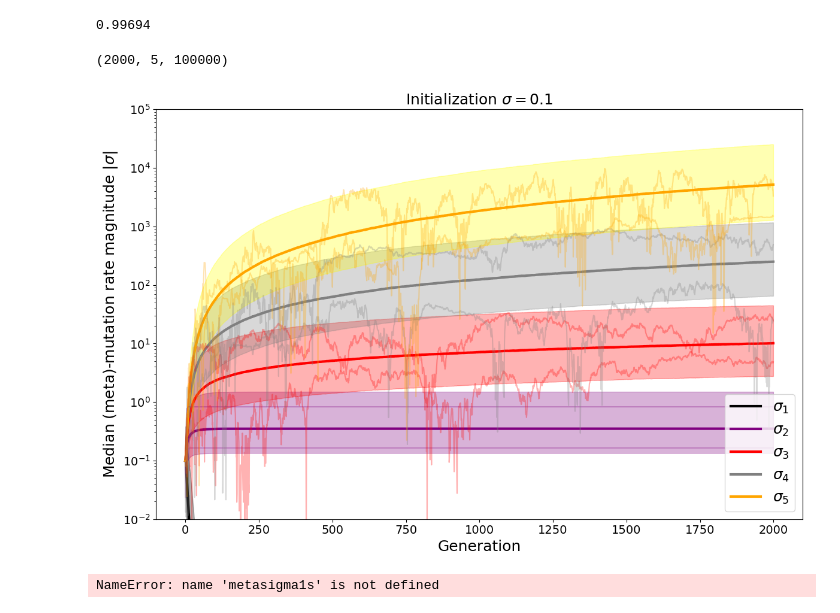
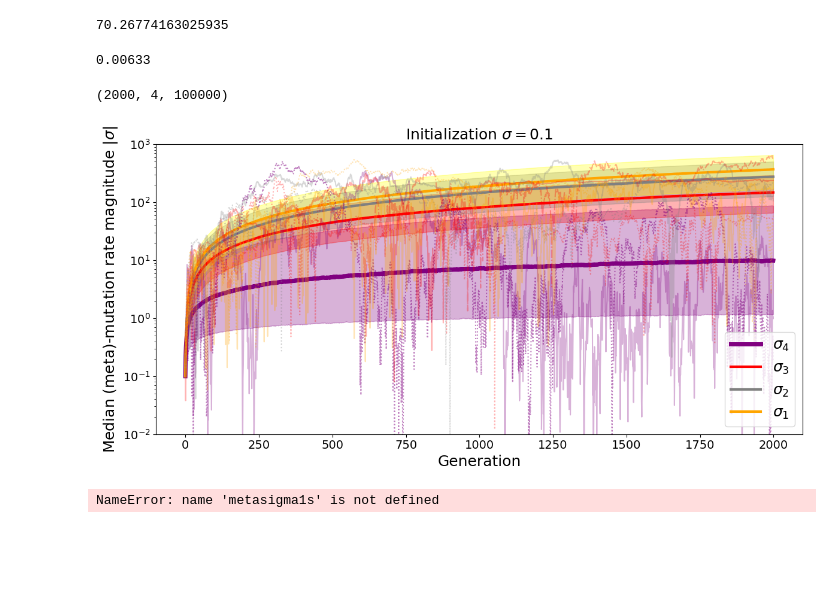
Before and after one commit to BGasperov/FERLUDE, a Jupyter notebook: code/Mutation Rates Experimentation - no selective pressure_new.ipynb, the cells around one changed output. Saved outputs shown, nothing was run; the diff lists cells and outputs as text; code cells hidden in the pictures; blank space fills up the shorter version.

```diff
--- a/code/Mutation Rates Experimentation - no selective pressure_new.ipynb
+++ b/code/Mutation Rates Experimentation - no selective pressure_new.ipynb
@@ -5,3 +5,8 @@ import os
 from scipy.stats import vonmises, t
 # %%
 #os.chdir(r"D://simul2")
+# %%
+sigmasex = 0.1*np.ones(1000)
+for i in range(10000000):
+    sigmasex += np.random.normal(0,np.sqrt(abs(sigmasex)))
+plt.hist(sigmasex, bins=100)
@@ -8,3 +85,8 @@ from scipy.stats import vonmises, t
+# %%
+from scipy.stats import skew, kurtosis
+kurtosis(sigmas)
+# %% [output]
+70.26774163025935
 # %%
 def run_simulations(pop_size=10000, init = 1, n_gen = 2000, self_ref = True, meta_mutation_rate = 0.1, nlevels = 5):
     sigmas_history = []
@@ -13,11 +95,11 @@ def run_simulations(pop_size=10000, init = 1, n_gen = 2000, self_ref = True, met
     sigmas_history.append(sigmas.copy())
     for i in range(n_gen-1):
         if self_ref == True:
-            sigmas[0,:] += np.random.normal(0,abs(sigmas[0,:]))
+            sigmas[0,:] += np.random.normal(0,np.sqrt(abs(sigmas[0,:])))
         else:
             sigmas[0,:] += np.random.normal(0,meta_mutation_rate)
         for j in range(1,nlevels):
-            sigmas[j,:] += np.random.normal(0,abs(sigmas_history[-1][j-1,:]))
+            sigmas[j,:] += np.random.normal(0,np.sqrt(abs(sigmas_history[-1][j-1,:])))
         sigmas = abs(sigmas)
         sigmas_history.append(sigmas.copy())
     #np.save('metasigma1s_pop_size_{}_init_{}_ngen_{}_selfref_{}_meta_mutation_rate_{}_nlevels_{}.npy'.format(pop_size, init, n_gen, self_ref, meta_mutation_rate, nlevels), metasigma1s)
@@ -28,15 +110,15 @@ def run_simulations(pop_size=10000, init = 1, n_gen = 2000, self_ref = True, met
     #np.save('metasigma6s_pop_size_{}_init_{}_ngen_{}_selfref_{}_meta_mutation_rate_{}_nlevels_{}.npy'.format(pop_size, init, n_gen, self_ref, meta_mutation_rate, nlevels), metasigma6s)
     return np.array(sigmas_history)
 # %%
-sigmas_history = run_simulations(pop_size=100000, init = 0.1, n_gen = 2000, self_ref = True, meta_mutation_rate = 0.2, nlevels = 5)
+sigmas_history = run_simulations(pop_size=100000, init = 0.1, n_gen = 2000, self_ref = True, meta_mutation_rate = 0.2, nlevels = 4)
 # %%
 sum(sigmas_history[199,0,:] < 0.01)/len(sigmas_history[199,0,:] < 0.01)
 # %% [output]
-0.99694
+0.00633
 # %%
 sigmas_history.shape
 # %% [output]
-(2000, 5, 100000)
+(2000, 4, 100000)
 # %%
 #ar1 = np.array(sigmas_history)
 # %%
@@ -92,18 +174,18 @@ sigmas_1_perc4 = np.array([np.percentile(sigmas_history[i][4,:],[10,25,75,90])[3
 # %%
 # Create subplots with 2 rows and 1 column
-fig, ax1 = plt.subplots(1, 1, figsize=(12, 8))
+fig, ax1 = plt.subplots(1, 1, figsize=(12, 6))
 
 # First plot (top subplot)
 ax1.set_yscale('log')
-ax1.set_ylim([1e-2, 1e+5])
-ax1.plot(sigmas_medians_5, label=r'$\sigma_1$', linewidth = 3, color = "black")
-ax1.fill_between(
-    range(len(sigmas_medians_5)),
-    sigmas_5_perc2,
-    sigmas_5_perc3,
-    color='black', alpha=0.3
-)
-ax1.plot(sigmas_medians_4, label=r'$\sigma_2$', linewidth = 3, c="purple")
+ax1.set_ylim([1e-2, 1e+3])
+#ax1.plot(sigmas_medians_5, label=r'$\sigma_1$', linewidth = 3, color = "black")
+#ax1.fill_between(
+#    range(len(sigmas_medians_5)),
+#    sigmas_5_perc2,
+#    sigmas_5_perc3,
+#    color='black', alpha=0.3
+#)
+ax1.plot(sigmas_medians_4, label=r'$\sigma_4$', linewidth = 5, c="purple")
 ax1.fill_between(
     range(len(sigmas_medians_4)),
     sigmas_4_perc2,
@@ -115,28 +197,32 @@ ax1.fill_between(
     sigmas_3_perc2,
     sigmas_3_perc3,
     color='red', alpha=0.3)
-ax1.plot(sigmas_medians_2, label=r'$\sigma_4$', alpha=1, linewidth = 3, c = "gray")
+ax1.plot(sigmas_medians_2, label=r'$\sigma_2$', alpha=1, linewidth = 3, c = "gray")
 ax1.fill_between(
     range(len(sigmas_medians_2)),
     sigmas_2_perc2,
     sigmas_2_perc3,
     color='gray', alpha=0.3)
-ax1.plot(sigmas_medians_1, label=r'$\sigma_5$', alpha=1, linewidth = 3, c = "orange")
+ax1.plot(sigmas_medians_1, label=r'$\sigma_1$', alpha=1, linewidth = 3, c = "orange")
 ax1.fill_between(
     range(len(sigmas_medians_1)),
     sigmas_1_perc2,
     sigmas_1_perc3,
     color='yellow', alpha=0.3)
-ax1.plot(sigmas_history[:,0,70], color="black", alpha=0.3)
-ax1.plot(sigmas_history[:,0,78], color="black", alpha = 0.3)
-ax1.plot(sigmas_history[:,1,70], color="purple", alpha=0.3)
-ax1.plot(sigmas_history[:,1,78], color="purple", alpha = 0.3)
-ax1.plot(sigmas_history[:,2,70], color="red", alpha=0.3)
-ax1.plot(sigmas_history[:,2,78], color="red", alpha = 0.3)
-ax1.plot(sigmas_history[:,3,70], color="gray", alpha=0.3)
-ax1.plot(sigmas_history[:,3,78], color="gray", alpha = 0.3)
-ax1.plot(sigmas_history[:,4,70], color="orange", alpha=0.3)
-ax1.plot(sigmas_history[:,4,78], color="orange", alpha = 0.3)
+ax1.plot(sigmas_history[:,0,20], color="purple", alpha=0.3)
+ax1.plot(sigmas_history[:,0,48], color="purple", alpha = 0.5, linestyle="dotted")
+#ax1.plot(sigmas_history[:,0,68], color="purple", alpha = 0.5, linestyle="dashdot")
+ax1.plot(sigmas_history[:,1,20], color="red", alpha=0.3)
+ax1.plot(sigmas_history[:,1,48], color="red", alpha = 0.3, linestyle="dotted")
+ax1.plot(sigmas_history[:,1,68], color="red", alpha = 0.3, linestyle="dashdot")
+ax1.plot(sigmas_history[:,2,20], color="gray", alpha=0.3)
+ax1.plot(sigmas_history[:,2,48], color="gray", alpha = 0.3, linestyle="dotted")
+#ax1.plot(sigmas_history[:,2,68], color="gray", alpha = 0.5, linestyle="dashdot")
+ax1.plot(sigmas_history[:,3,20], color="orange", alpha=0.3)
+ax1.plot(sigmas_history[:,3,48], color="orange", alpha = 0.3, linestyle="dotted")
+#ax1.plot(sigmas_history[:,3,68], color="orange", alpha = 0.5, linestyle="dashdot")
+#ax1.plot(sigmas_history[:,4,70], color="orange", alpha=0.3)
+#ax1.plot(sigmas_history[:,4,78], color="orange", alpha = 0.3)
 #ax1.axhline(y=0.1, c = "black", linestyle='--', linewidth=1, label=r'.1')
 ax1.set_xlabel("Generation", fontsize=18)
 ax1.tick_params(axis='both', which='major', labelsize=14)
@@ -193,35 +279,35 @@ ax2.legend(loc=4)
 #ax3.plot(metasigma4s_v3_medians**2, label=r'$\sigma_1^2$', alpha=0.6)
 #ax3.plot(metasigma5s_v3_medians**2, label=r'$\sigma_1^2$', alpha=0.6)
 #ax3.plot(metasigma6s_v3_medians**2, label=r'$\sigma_1^2$', alpha=0.2)
 #ax3.axhline(y=0.25, color='r', linestyle='--', linewidth=1, label=r'0.25')
 #ax3.set_xlabel("Generation", fontsize=14)
 #ax3.set_ylabel("Median squared mutation rate $\sigma^2$", fontsize=14)
 #ax3.set_title("$\sigma_{meta} = 0.5$", fontsize=14)
 #ax3.legend(loc=2)
 
 #ax4.set_yscale('log')
 #ax4.plot(metasigma1s_v4_medians**2, label=r'$\sigma_5^2$')
 #ax4.plot(metasigma2s_v4_medians**2, label=r'$\sigma_4^2$', linewidth = 2)
 #ax4.plot(metasigma3s_v4_medians**2, label=r'$\sigma_3^2$')
 #ax4.plot(metasigma4s_v4_medians**2, label=r'$\sigma_2^2$', alpha=0.6, color="purple")
 #ax4.plot(metasigma5s_v4_medians**2, label=r'$\sigma_1^2$', alpha=0.6)
 #ax4.plot(metasigma6s_v4_medians**2, label=r'$\sigma_1^2$', alpha=0.2)
 #ax4.axhline(y=1.0, color='r', linestyle='--', linewidth=1, label=r'1.00')
 #ax4.set_xlabel("Generation", fontsize=14)
 #ax4.set_ylabel("Median squared mutation rate $\sigma^2$", fontsize=14)
 #ax4.set_title("$\sigma_{meta} = 1.0$", fontsize=14)
 #ax4.legend(loc=2)
 '''
 # Adjust layout to prevent overlap
 plt.tight_layout()
 
 # Uncomment the following line if you want to save the figure
-#plt.savefig("graf_mutation_rates1.pdf")
+plt.savefig("graf_mutation_rates3.pdf")
 
 # Show the plots
 plt.show()
 # %% [output]
-[figure, old version]
+[figure, new version]
 # %%
 fig, [ax3, ax4] = plt.subplots(1, 2, figsize=(12, 4))
 
```
Also changed, not shown: parts of 9 cells of this notebook.
